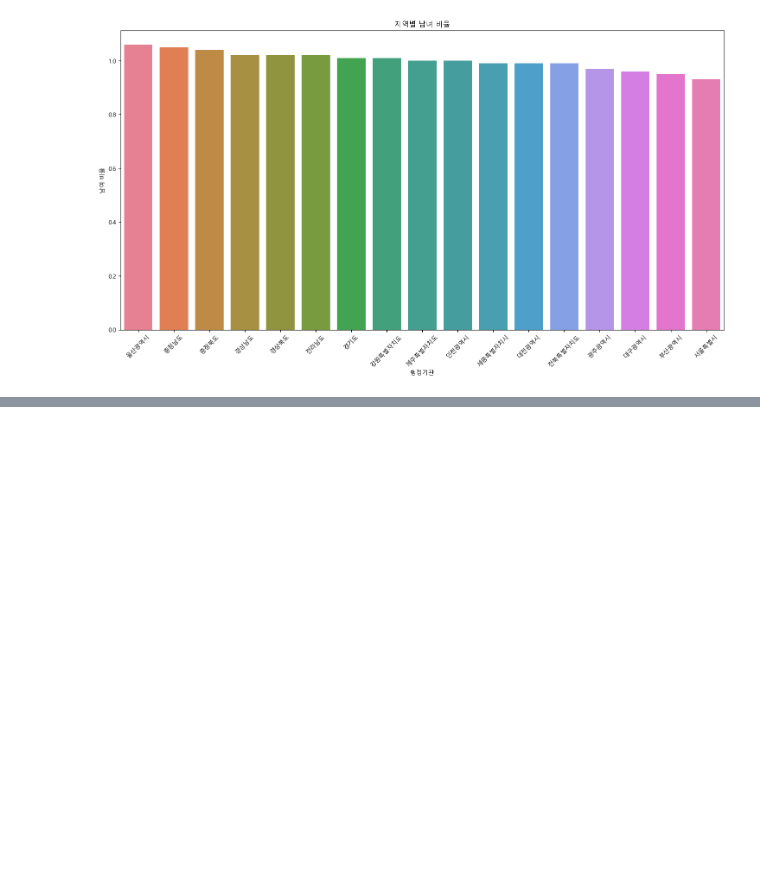
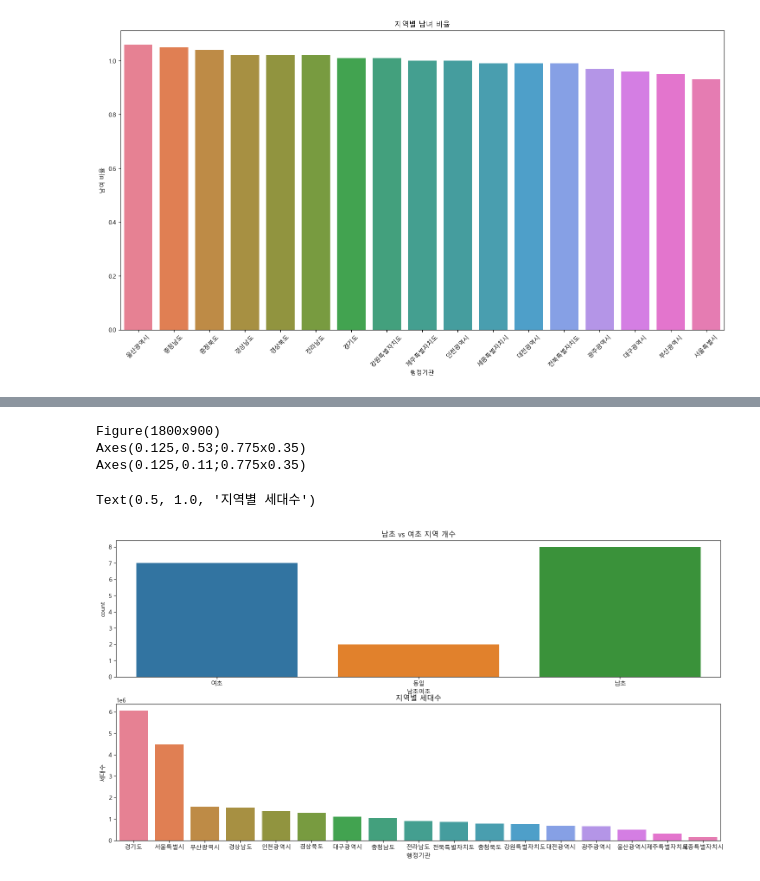
Before and after one commit to seoyeon020/Python_Webscraping_Analysis, a Jupyter notebook: 연습문제_웹스크래핑/인구현황분석.ipynb, the cells around one changed output, grey strips where cells are left out. Cells and saved outputs as stored; diff of their text form; code cells hidden in the pictures; blank space fills up the shorter version.

```diff
--- a/연습문제_웹스크래핑/인구현황분석.ipynb
+++ b/연습문제_웹스크래핑/인구현황분석.ipynb
@@ -99,3 +99,13 @@ plt.xticks(rotation=45)
 plt.show()
 # %% [output]
 [figure]
+# %%
+# 4. 남자초과 / 여자초과 분석
+
+fm_b = person[['행정기관','남여 비율']].copy()
+fm_b['남초여초'] = ""
+
+fm_b.loc[fm_b['남여 비율'] > 1, '남초여초'] = '남초'
+fm_b.loc[fm_b['남여 비율'] < 1, '남초여초'] = '여초'
+fm_b.loc[fm_b['남여 비율'] == 1, '남초여초'] = '동일'
+fm_b
@@ -101,0 +143,23 @@ plt.show()
+# %%
+# 5-1. 남초 vs 여초 개수 plot, 지역별 세대수 plot
+
+house = person[['행정기관','세대수']]
+figure,(axes1,axes2) = plt.subplots(nrows=2,ncols=1)
+figure.set_size_inches(18,9)
+print(figure)
+print(axes1)
+print(axes2)
+
+# seaborn의 countplot() 함수 호출하기 - 남초 vs 여초 개수 plot
+count_plot = sns.countplot(data=fm_b,x='남초여초',ax=axes1, hue='남초여초')
+count_plot.set_title(f'남초 vs 여초 지역 개수')
+# seaborn의 barplot() 함수 호출하기 - 지역별 세대수 plot
+house_plot = sns.barplot(data=house.sort_values(by='세대수',ascending=False),x='행정기관',y='세대수',ax=axes2, hue='행정기관')
+house_plot.set_title(f'지역별 세대수')
+# plt.show()
+# %% [output]
+Figure(1800x900)
+Axes(0.125,0.53;0.775x0.35)
+Axes(0.125,0.11;0.775x0.35)
+Text(0.5, 1.0, '지역별 세대수')
+[figure, added]
```
Also changed, not shown: parts of 3 cells of this notebook.
